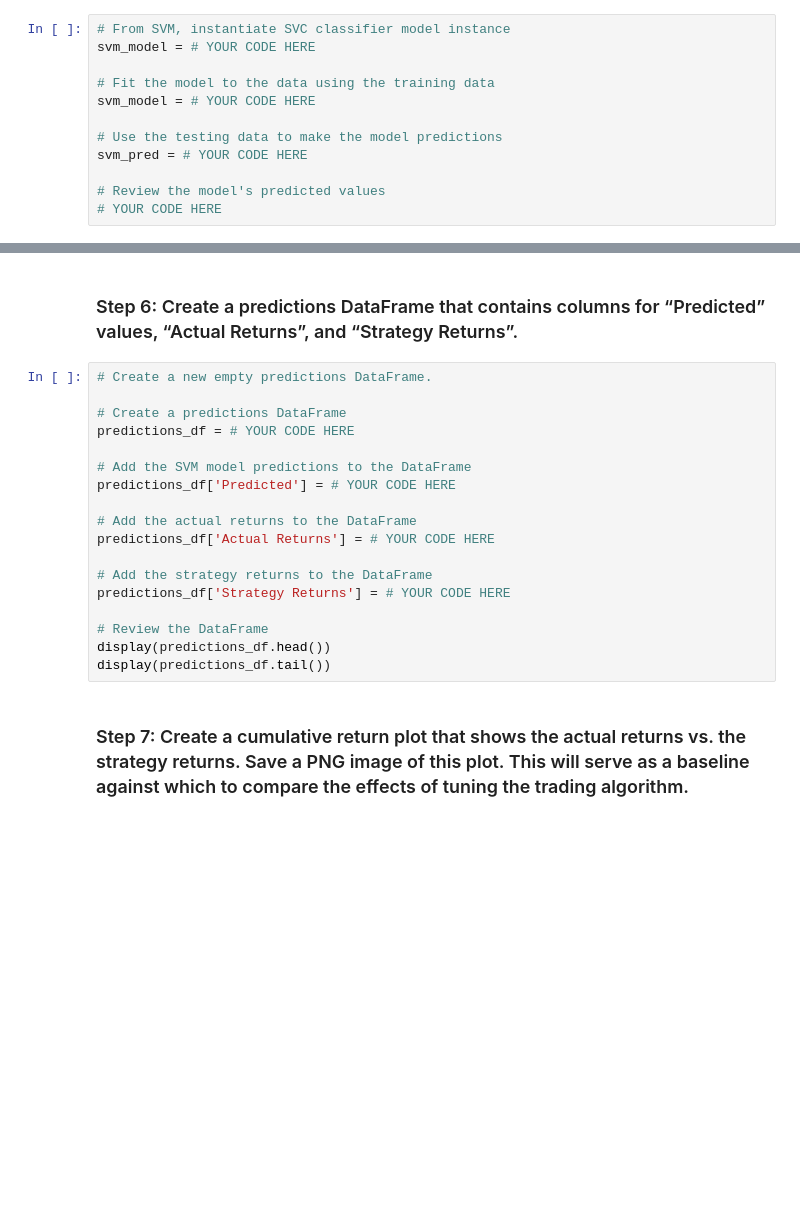
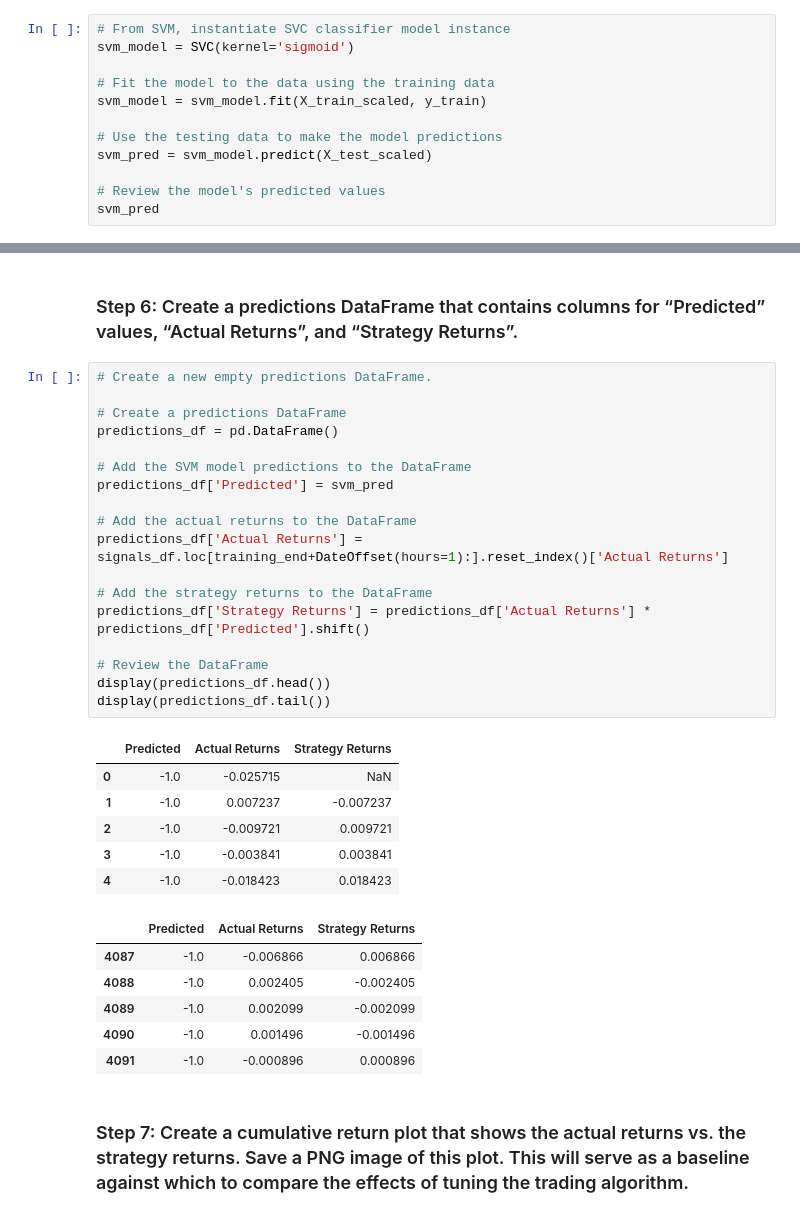
Before and after one commit to sangramsinghg/berkeley_fintech_module_14_challenge, a Jupyter notebook: machine_learning_trading_bot.ipynb, the cells around one changed output, grey strips where cells are left out. Drawn from its saved outputs; the diff is of its cells as text; blank space fills up the shorter version.

Commit message:
Finish the initial model for baseline performance

```diff
--- a/machine_learning_trading_bot.ipynb
+++ b/machine_learning_trading_bot.ipynb
@@ -324,13 +324,13 @@ X_test_scaled = X_scaler.transform(X_test)
 ### Step 4: Use the `SVC` classifier model from SKLearn's support vector machine (SVM) learning method to fit the training data and make predictions based on the testing data. Review the predictions.
 # %%
 # From SVM, instantiate SVC classifier model instance
-svm_model = # YOUR CODE HERE
+svm_model = SVC(kernel='sigmoid')
 
 # Fit the model to the data using the training data
-svm_model = # YOUR CODE HERE
+svm_model = svm_model.fit(X_train_scaled, y_train)
 
 # Use the testing data to make the model predictions
-svm_pred = # YOUR CODE HERE
+svm_pred = svm_model.predict(X_test_scaled)
 
 # Review the model's predicted values
-# YOUR CODE HERE
+svm_pred
@@ -347,21 +358,34 @@ svm_testing_report = # YOUR CODE HERE
 # %%
 # Create a new empty predictions DataFrame.
 
 # Create a predictions DataFrame
-predictions_df = # YOUR CODE HERE
+predictions_df = pd.DataFrame()
 
 # Add the SVM model predictions to the DataFrame
-predictions_df['Predicted'] = # YOUR CODE HERE
+predictions_df['Predicted'] = svm_pred
 
 # Add the actual returns to the DataFrame
-predictions_df['Actual Returns'] = # YOUR CODE HERE
+predictions_df['Actual Returns'] = signals_df.loc[training_end+DateOffset(hours=1):].reset_index()['Actual Returns']
 
 # Add the strategy returns to the DataFrame
-predictions_df['Strategy Returns'] = # YOUR CODE HERE
+predictions_df['Strategy Returns'] = predictions_df['Actual Returns'] * predictions_df['Predicted'].shift()
 
 # Review the DataFrame
 display(predictions_df.head())
 display(predictions_df.tail())
+# %% [output]
+|  | Predicted | Actual Returns | Strategy Returns |
+| 0 | -1.0 | -0.025715 | NaN |
+| 1 | -1.0 | 0.007237 | -0.007237 |
+| 2 | -1.0 | -0.009721 | 0.009721 |
+| 3 | -1.0 | -0.003841 | 0.003841 |
+| 4 | -1.0 | -0.018423 | 0.018423 |
+|  | Predicted | Actual Returns | Strategy Returns |
+| 4087 | -1.0 | -0.006866 | 0.006866 |
+| 4088 | -1.0 | 0.002405 | -0.002405 |
+| 4089 | -1.0 | 0.002099 | -0.002099 |
+| 4090 | -1.0 | 0.001496 | -0.001496 |
+| 4091 | -1.0 | -0.000896 | 0.000896 |
 # %% [markdown]
 ### Step 7: Create a cumulative return plot that shows the actual returns vs. the strategy returns. Save a PNG image of this plot. This will serve as a baseline against which to compare the effects of tuning the trading algorithm.
 # %%
```
Also changed, not shown: parts of 5 cells of this notebook.
